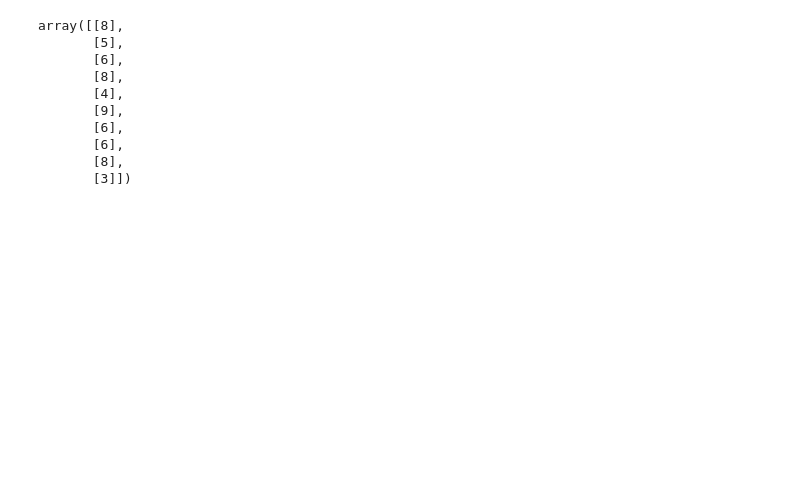
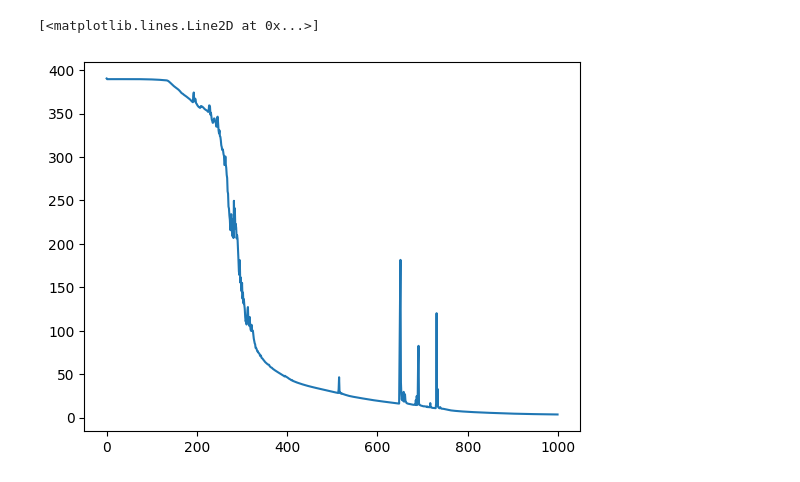
Before and after one commit to subhojitdas/saturn, a Jupyter notebook: src/lstm/lstm.ipynb, the cells around one changed output. Drawn from its saved outputs; the diff is of its cells as text; code cells hidden in the pictures; blank space fills up the shorter version.

```diff
--- a/src/lstm/lstm.ipynb
+++ b/src/lstm/lstm.ipynb
@@ -2,0 +13,18 @@ import numpy as np
+# %%
+# Implements the missing generate_dataset function used in training loop
+
+def generate_dataset(seq_len, input_size, num_samples):
+    X = []
+    Y = []
+    for _ in range(num_samples):
+        x_seq = [np.random.rand(input_size, 1) for _ in range(seq_len)]
+        total = sum(x.sum() for x in x_seq)
+        threshold = 0.5 * seq_len * input_size  # average value threshold
+        label = np.random.randint(low=0, high=2)
+        X.append(x_seq)
+        Y.append(label)
+    return X, Y
+
+# Let's test it with a small dataset
+sample_X, sample_Y = generate_dataset(seq_len=5, input_size=4, num_samples=3)
+(sample_X[0][0].shape, sample_Y)
@@ -3 +33,12 @@ import numpy as np
+# %%
+def clip_gradients(grads, max_norm=5.0):
+    total_norm = 0.0
+    for g in grads.values():
+        total_norm += np.sum(g ** 2)
+    total_norm = np.sqrt(total_norm)
+
+    if total_norm > max_norm:
+        for k in grads:
+            grads[k] = grads[k] * (max_norm / total_norm)
+    return grads
 # %%
@@ -20,13 +121,5 @@ print(b)
 # %%
-np.vstack((a,b))
+plt.plot(lossi)
 # %% [output]
-array([[8],
-       [5],
-       [6],
-       [8],
-       [4],
-       [9],
-       [6],
-       [6],
-       [8],
-       [3]])
+[<matplotlib.lines.Line2D at 0x...>]
+[figure, added]
```
Also changed, not shown: parts of 3 cells of this notebook, 3 other files.
